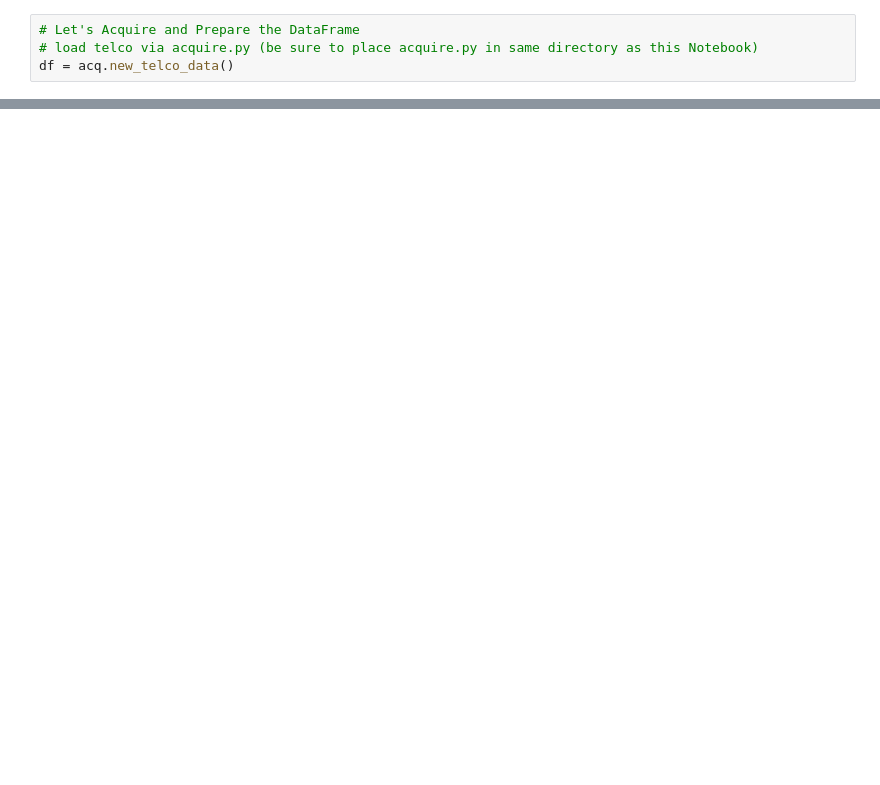
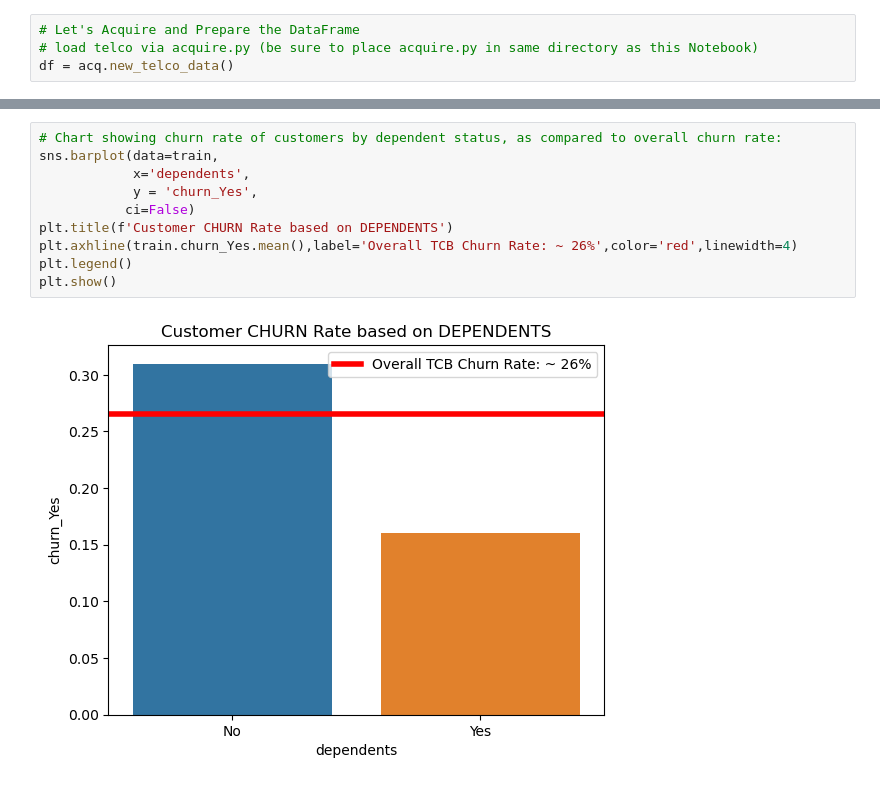
Before and after one commit to RichardAlcabes22/classification-project, a Jupyter notebook: Final_Report.ipynb, the cells around one changed output, grey strips where cells are left out. Cells and saved outputs as stored; diff of their text form; blank space fills up the shorter version.

```diff
--- a/Final_Report.ipynb
+++ b/Final_Report.ipynb
@@ -63,0 +141,12 @@ train.shape[0],validate.shape[0],test.shape[0]
+# %%
+# Chart showing churn rate of customers by dependent status, as compared to overall churn rate:
+sns.barplot(data=train,
+            x='dependents',
+            y = 'churn_Yes',
+           ci=False)
+plt.title(f'Customer CHURN Rate based on DEPENDENTS')
+plt.axhline(train.churn_Yes.mean(),label='Overall TCB Churn Rate: ~ 26%',color='red',linewidth=4)
+plt.legend()
+plt.show()
+# %% [output]
+[figure, added]
```
Also changed, not shown: parts of 52 cells of this notebook, 1 other file.
